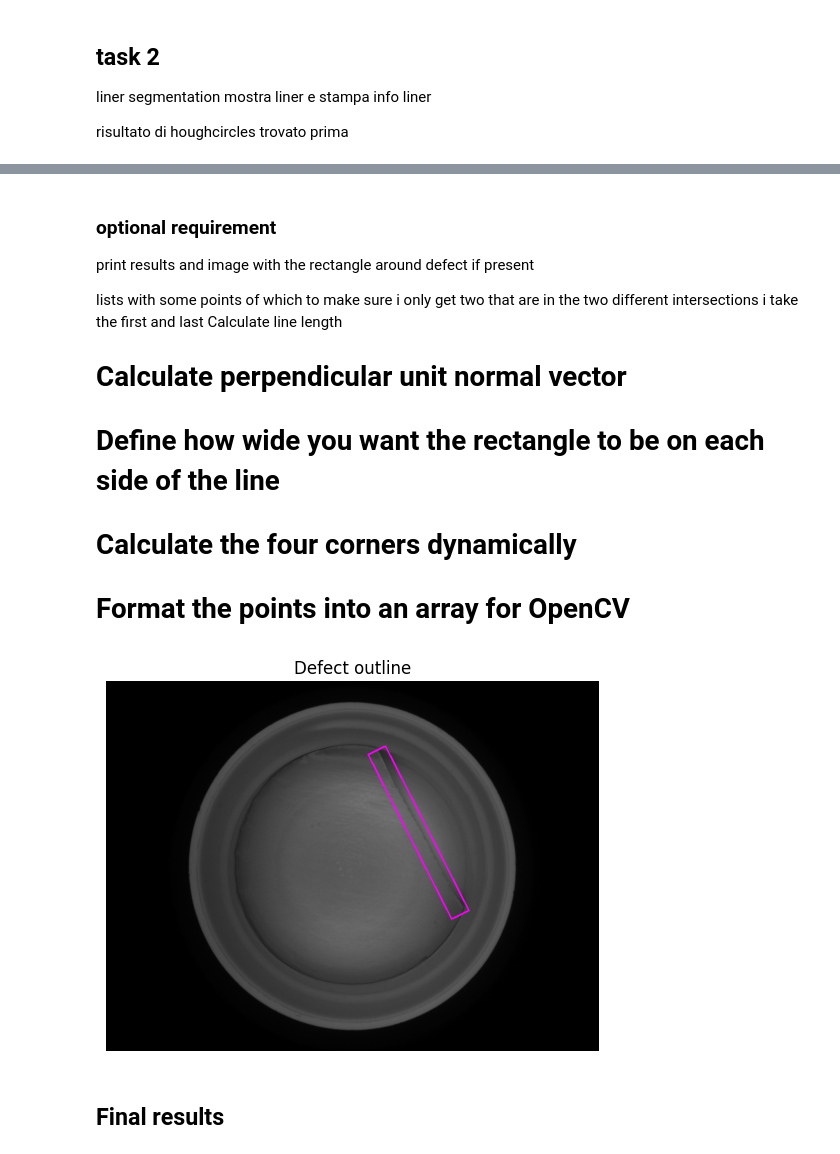
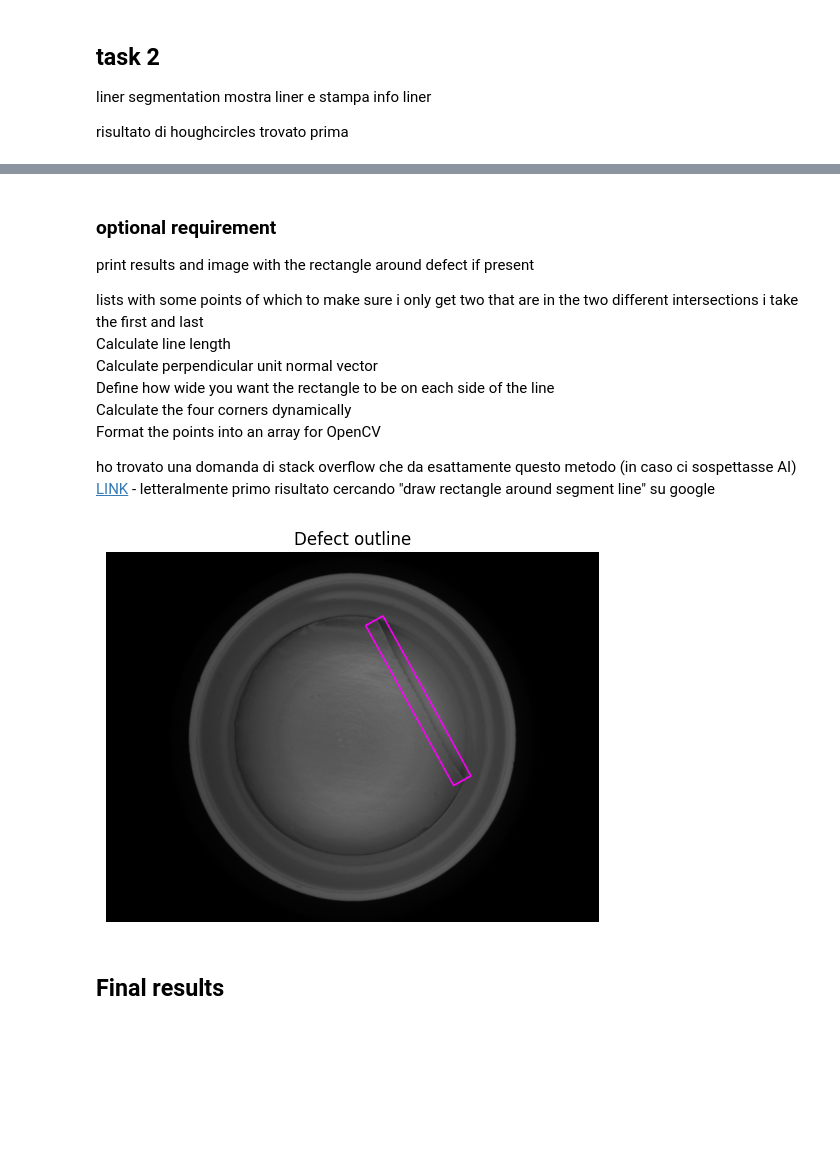
Before and after one commit to LucreziaPonti/PROJECT_cv, a Jupyter notebook: bozza_report_1.ipynb, the cells around one changed output, grey strips where cells are left out. Drawn from its saved outputs; the diff is of its cells as text; code cells hidden in the pictures; blank space fills up the shorter version.

```diff
--- a/bozza_report_1.ipynb
+++ b/bozza_report_1.ipynb
@@ -33,10 +28,8 @@ final_results= ""
 # %% [markdown]
 Setup
 # %%
-#setup iniziale
-#load image in modo carino per scegliere quale immagine loadare
 img_name = "d_18"
-show_steps = False
+show_steps = True
 # %% [markdown]
 loadiamo immagine in color per poi farla visualizzare con i cerchi colorati però poi ci serve in gray scale per fare tutta la roba quindi ci creiamo anche la versione grayscale
 # %%
@@ -167,12 +167,11 @@ if circles_in is not None and len(circles_in) > 0:
         print("LINER DEFECT FOUND")
         defect_flag= True
 
-        rho_mean=sum(lines[:,0,0])/len(lines)
-        theta_mean=sum(lines[:,0,1])/len(lines)
-        a = np.cos(theta_mean)
-        b = np.sin(theta_mean)
-        x0 = a * rho_mean
-        y0 = b * rho_mean
+        rho, theta = lines[0][0]
+        a = np.cos(theta)
+        b = np.sin(theta)
+        x0 = a * rho
+        y0 = b * rho
         x1 = int(x0 + 1000 * (-b))
         y1 = int(y0 + 1000 * (a))
         x2 = int(x0 - 1000 * (-b))
@@ -248,53 +250,57 @@ LINER OUTLINE
 print results and image with the rectangle around defect if present
 
 
- lists with some points of which to make sure i only get two that are in the two different intersections i take the first and last
- Calculate line length
- # Calculate perpendicular unit normal vector
- # Define how wide you want the rectangle to be on each side of the line
- # Calculate the four corners dynamically
-# Format the points into an array for OpenCV
+lists with some points of which to make sure i only get two that are in the two different intersections i take the first and last <br>
+Calculate line length <br>
+Calculate perpendicular unit normal vector <br>
+Define how wide you want the rectangle to be on each side of the line <br>
+Calculate the four corners dynamically<br>
+Format the points into an array for OpenCV<br>
+
+
+ho trovato una domanda di stack overflow che da esattamente questo metodo (in caso ci sospettasse AI) [LINK](https://stackoverflow.com/questions/7854043/drawing-rectangle-between-two-points-with-arbitrary-width) - letteralmente primo risultato cercando "draw rectangle around segment line" su google
 # %%
 if defect_flag:
     liner_layer=line_layer+circle_liner_layer
     mask = np.all(liner_layer == np.array([255, 0, 255], dtype=np.uint8), axis=2)
     y, x = np.where(mask)
 
     x1=x[0]
     y1=y[0]
     x2=x[-1]
     y2=y[-1]
 
     dx = x2-x1
     dy = y2-y1
     length = math.sqrt(dx**2+dy**2)
 
     if length>0:
+        nx = -dy/length
+        ny = dx/length
 
-        phix = -dy/length
-        phiy = dx/length
         width = 15
-
-        pt1 = [x1 + width *phix, y1 + width * phiy]
-        pt2 = [x1 - width *phix, y1 - width * phiy]
-        pt3 = [x2 - width *phix, y2 - width * phiy]
-        pt4 = [x2 + width *phix, y2 + width * phiy]
+        pt1 = [x1+width*nx, y1+width*ny]
+        pt2 = [x1-width*nx, y1-width*ny]
+        pt3 = [x2-width*nx, y2-width*ny]
+        pt4 = [x2+width*nx, y2+width*ny]
 
         pts = np.array([pt1, pt2, pt3, pt4], dtype=np.int32)
 
         img_color_rect=img_color.copy()
         cv2.polylines(img_color_rect, [pts], isClosed=True, color=(255, 0, 255), thickness=2)
 
+        plt.figure()
+        plt.title("Defect outline")
+        plt.imshow(img_color_rect)
+        plt.axis('off')
+        plt.show()
+
+
+
         cv2.polylines(img_color_final, [pts], isClosed=True, color=(255, 0, 255), thickness=2)
         final_results=final_results+"DEFECT DETECTED \n"
-
-    plt.figure()
-    plt.title("Defect outline")
-    plt.imshow(img_color_rect)
-    plt.axis('off')
-    plt.show()
 # %% [output]
-[figure, old version]
+[figure, new version]
 # %% [markdown]
 ## Final results
 # %%
```
Also changed, not shown: parts of 8 cells of this notebook, 1 other file.
